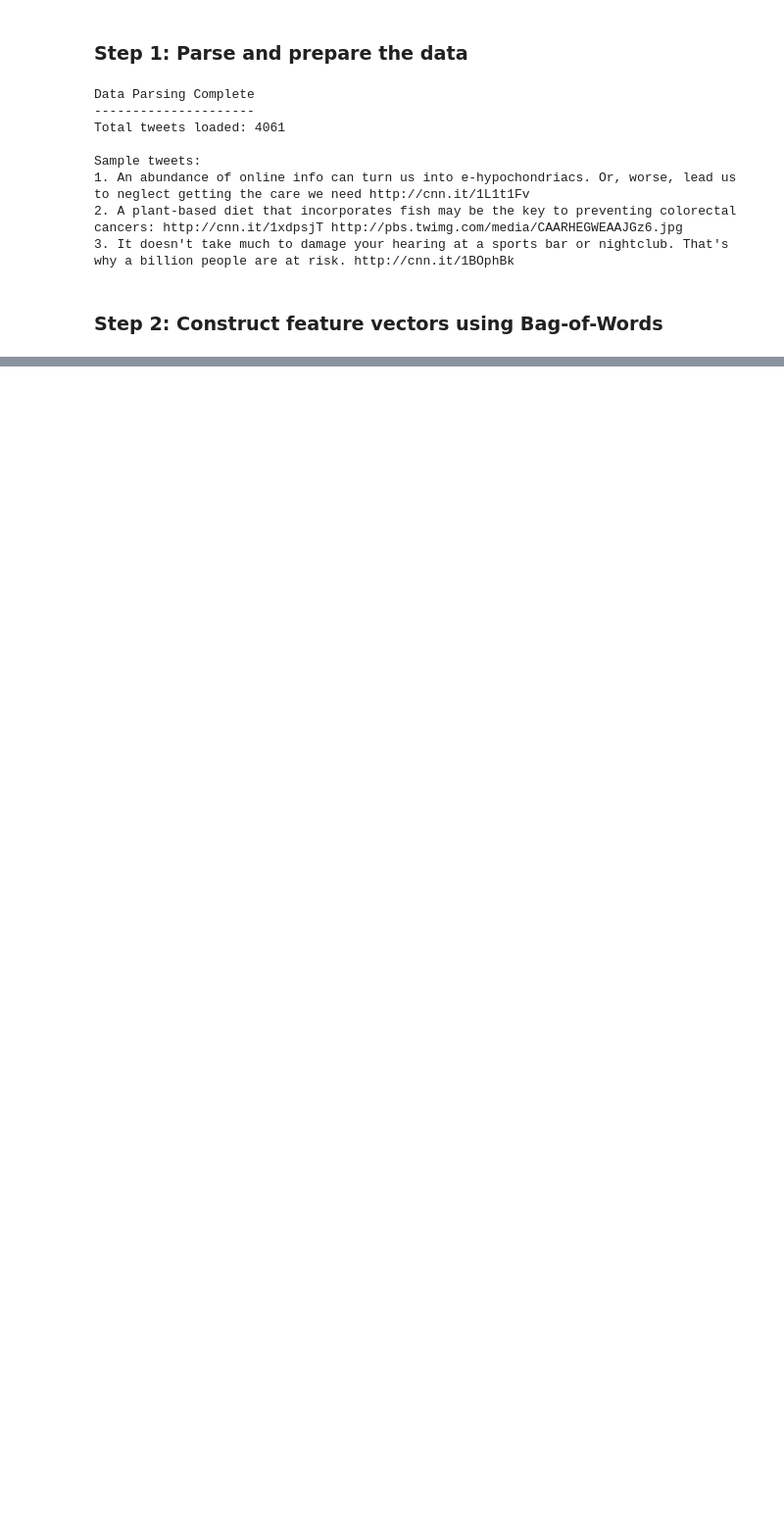
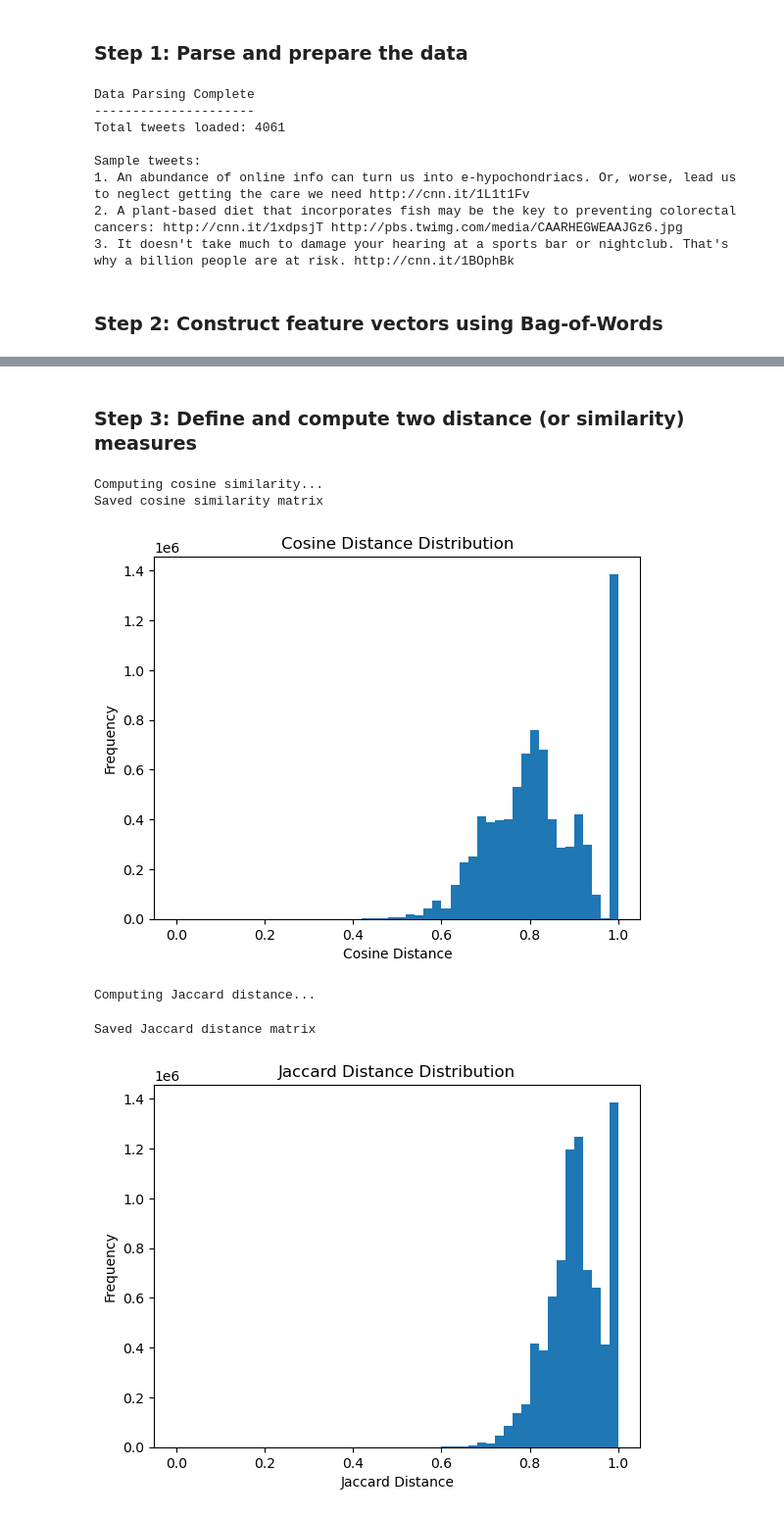
Before and after one commit to brookeb2000/clustering-of-text-documents, a Jupyter notebook: code.ipynb, the cells around one changed output, grey strips where cells are left out. Shown at 98% size. Drawn from its saved outputs; the diff is of its cells as text; code cells hidden in the pictures; blank space fills up the shorter version.

```diff
--- a/code.ipynb
+++ b/code.ipynb
@@ -248,0 +249,77 @@ Avg Terms Per Document: 17.8
+# %% [markdown]
+### Step 3: Define and compute two distance (or similarity) measures
+# %%
+# Step 3: Define and compute two distance (or similarity) measures
+# - Select at least two measures appropriate for text data
+# - Compute pairwise distances / similarities between tweets
+# - Output each result to a separate file
+# - Plot histograms of the distance distributions
+# - Use these histograms in the report and explain why these
+#   two measures were selected
+
+# cosine similairity distance measure
+import numpy as np
+import matplotlib.pyplot as plt
+from sklearn.metrics.pairwise import cosine_similarity
+
+print("Computing cosine similarity...")
+
+# Load feature matrix
+X = np.loadtxt("matrix.txt")
+
+# Compute cosine similarity matrix
+cos_sim = cosine_similarity(X)
+
+# Save similarity matrix
+np.savetxt("cosine_similarity_matrix.txt", cos_sim, fmt="%.4f")
+print("Saved cosine similarity matrix")
+
+# Convert to cosine distance
+cos_dist = 1 - cos_sim
+
+# Use only upper triangle (avoid duplicates & diagonal)
+distances = cos_dist[np.triu_indices_from(cos_dist, k=1)]
+
+# Plot histogram
+plt.hist(distances, bins=50)
+plt.title("Cosine Distance Distribution")
+plt.xlabel("Cosine Distance")
+plt.ylabel("Frequency")
+plt.show()
+
+# Jaccard distance measure
+import numpy as np
+import matplotlib.pyplot as plt
+from sklearn.metrics import pairwise_distances
+
+print("Computing Jaccard distance...")
+
+# Load feature matrix
+X = np.loadtxt("matrix.txt")
+
+# Convert to binary (word present or not)
+X_binary = (X > 0).astype(int)
+
+# Compute Jaccard distance matrix
+jaccard_dist = pairwise_distances(X_binary, metric="jaccard")
+
+# Save distance matrix
+np.savetxt("jaccard_distance_matrix.txt", jaccard_dist, fmt="%.4f")
+print("Saved Jaccard distance matrix")
+
+# Use only upper triangle (avoid duplicates & diagonal)
+distances = jaccard_dist[np.triu_indices_from(jaccard_dist, k=1)]
+
+# Plot histogram
+plt.hist(distances, bins=50)
+plt.title("Jaccard Distance Distribution")
+plt.xlabel("Jaccard Distance")
+plt.ylabel("Frequency")
+plt.show()
+# %% [output]
+Computing cosine similarity...
+Saved cosine similarity matrix
+[figure, added]
+Computing Jaccard distance...
+Saved Jaccard distance matrix
+[figure, added]
```
Also changed, not shown: parts of 3 cells of this notebook.
